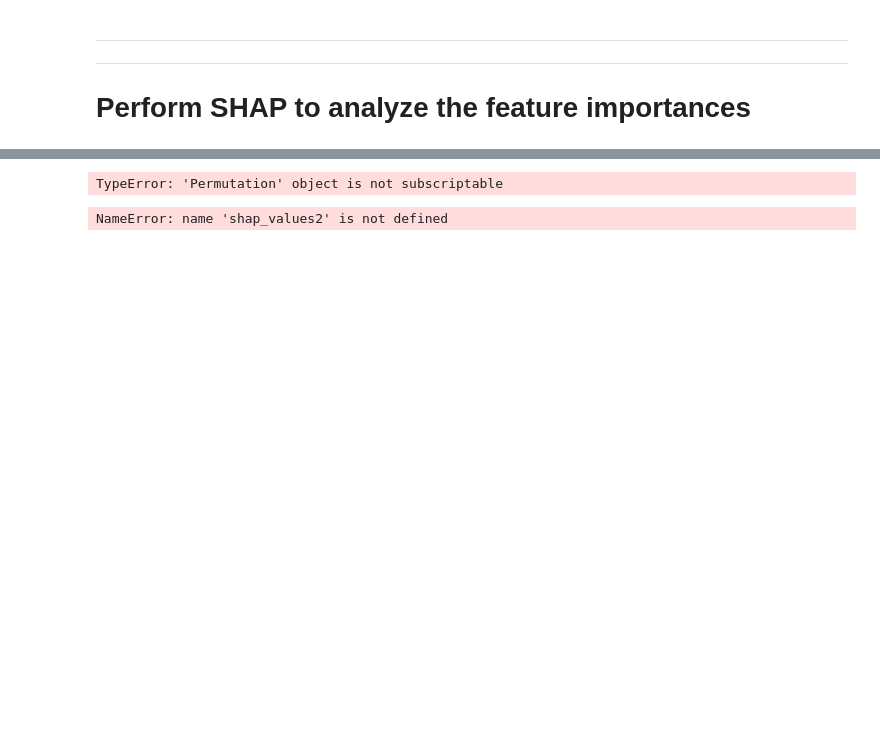
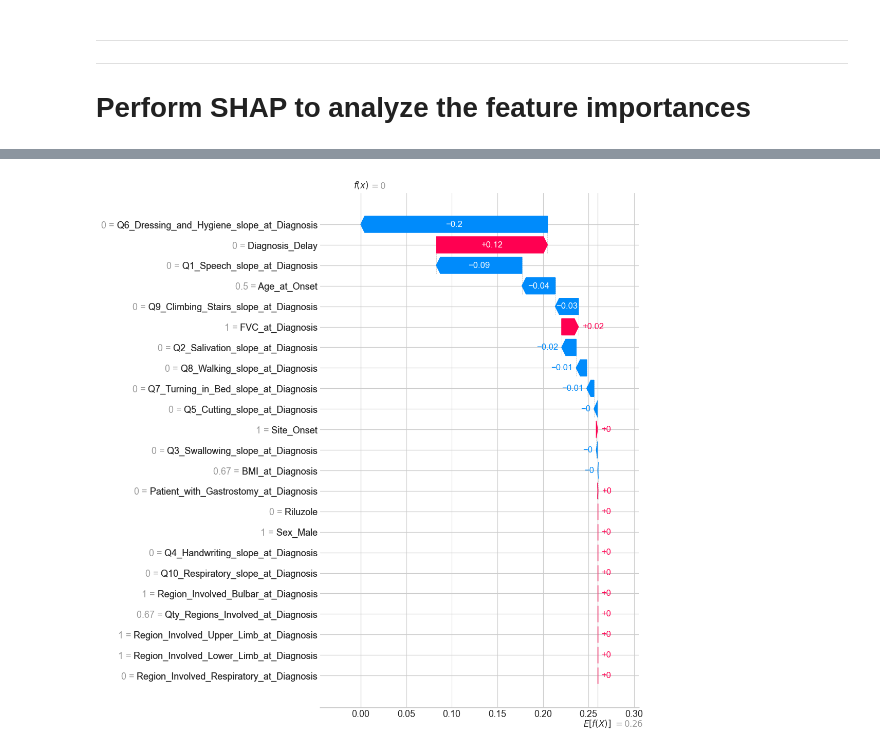
Before and after one commit to fabianopapaiz/als_prognosis_using_ensemble_imbalance, a Jupyter notebook: 05_Train_Validate_Models/20.1 - Perform SHAP.ipynb, the cells around one changed output, grey strips where cells are left out. Saved outputs shown, nothing was run; the diff lists cells and outputs as text; code cells hidden in the pictures; blank space fills up the shorter version.

```diff
--- a/05_Train_Validate_Models/20.1 - Perform SHAP.ipynb
+++ b/05_Train_Validate_Models/20.1 - Perform SHAP.ipynb
@@ -379,8 +388,4 @@ shap.plots.bar(
 # %%
-shap.plots.waterfall(shap_values2[1])
+shap.plots.waterfall(shap_values[0], max_display=25)
 # %% [output]
-TypeError: 'Permutation' object is not subscriptable
+[figure, added]
-# %%
-shap_values2.features_names
-# %% [output]
-NameError: name 'shap_values2' is not defined
```
Also changed, not shown: parts of 20 cells of this notebook, 4 other files.
